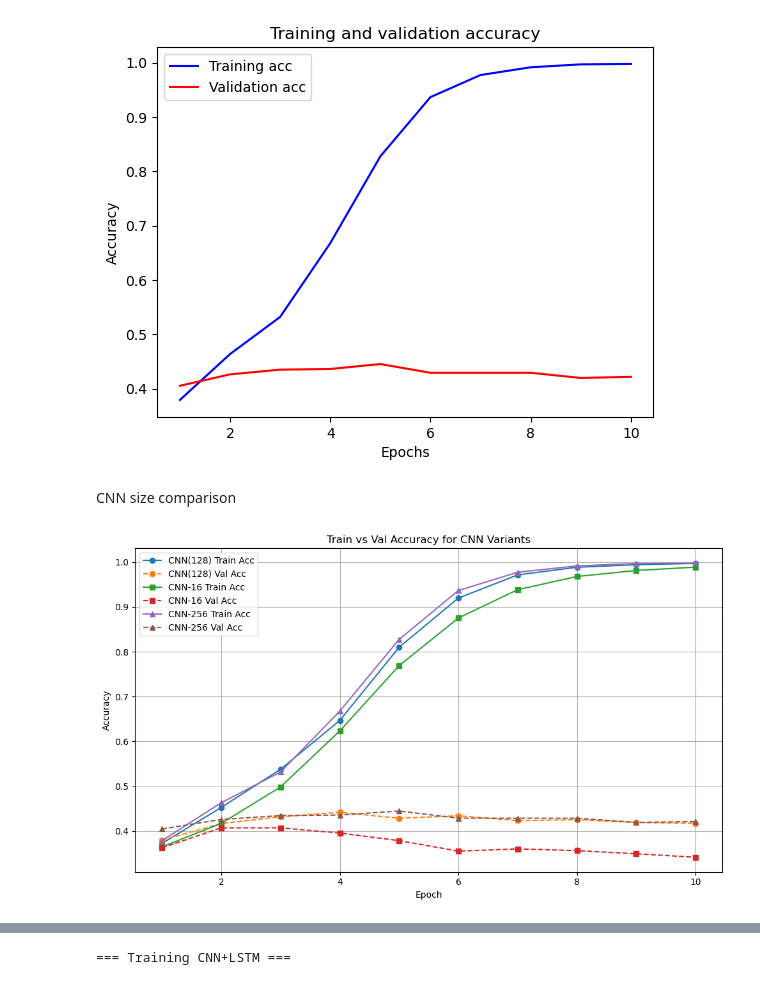
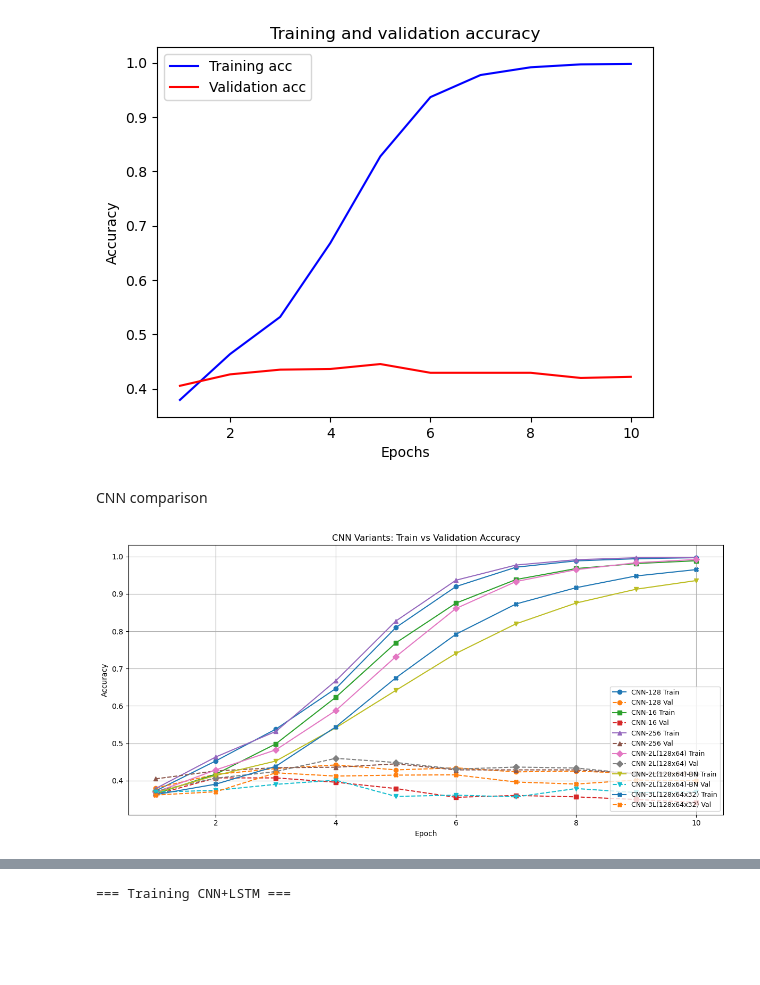
Before and after one commit to amamiya-yuuko-1225/deepml-project, a Jupyter notebook: project.ipynb, the cells around one changed output, grey strips where cells are left out. Drawn from its saved outputs; the diff is of its cells as text; code cells hidden in the pictures; blank space fills up the shorter version.

```diff
--- a/project.ipynb
+++ b/project.ipynb
@@ -269,0 +452,6 @@ plot(train_acc, val_acc)
+# %%
+print(f"\n=== Training LSTM 2 layers 64 hidden batchnorm ===")
+model = LSTM2NormModel(processor.embeddings, hidden=64).to(device)
+optimizer = optim.Adam(model.parameters(), lr=1e-3)
+criterion = nn.CrossEntropyLoss()
+train_acc, val_acc = train_model(model, train_loader, val_loader, criterion, optimizer, device, epochs=10)
@@ -354,46 +775,58 @@ Epoch 9: Train Acc=0.9966, Val Acc=0.4196
 Epoch 10: Train Acc=0.9974, Val Acc=0.4216
 [figure]
 # %% [markdown]
-CNN size comparison
+CNN comparison
 # %%
 import matplotlib.pyplot as plt
 
 # 准备数据
 epochs = list(range(1, 11))
 
 cnn128_train = [0.3728, 0.4530, 0.5380, 0.6468, 0.8100, 0.9195, 0.9712, 0.9881, 0.9939, 0.9967]
 cnn128_val   = [0.3804, 0.4171, 0.4323, 0.4422, 0.4290, 0.4344, 0.4237, 0.4257, 0.4196, 0.4175]
 
 cnn16_train = [0.3651, 0.4175, 0.4986, 0.6235, 0.7689, 0.8751, 0.9382, 0.9676, 0.9810, 0.9884]
 cnn16_val   = [0.3630, 0.4076, 0.4076, 0.3960, 0.3791, 0.3556, 0.3606, 0.3568, 0.3498, 0.3420]
 
 cnn256_train = [0.3791, 0.4635, 0.5319, 0.6676, 0.8274, 0.9364, 0.9770, 0.9912, 0.9966, 0.9974]
 cnn256_val   = [0.4051, 0.4262, 0.4348, 0.4361, 0.4451, 0.4290, 0.4290, 0.4290, 0.4196, 0.4216]
 
+cnn_2l_train_acc_list = [0.3694, 0.4289, 0.4825, 0.5879, 0.7322, 0.8608, 0.9329, 0.9646, 0.9832, 0.9919]
+cnn_2l_val_acc_list = [0.3725, 0.4068, 0.4245, 0.4600, 0.4488, 0.4311, 0.4365, 0.4340, 0.4183, 0.4187]
+
+cnn_2l_bn_train_acc_list = [0.3679, 0.4141, 0.4527, 0.5418, 0.6418, 0.7406, 0.8198, 0.8754, 0.9124, 0.9354]
+cnn_2l_bn_val_acc_list = [0.3696, 0.3742, 0.3903, 0.4014, 0.3581, 0.3614, 0.3568, 0.3791, 0.3684, 0.3705]
+
+cnn_3l_train_acc_list = [0.3629, 0.3908, 0.4386, 0.5443, 0.6754, 0.7920, 0.8729, 0.9164, 0.9478, 0.9648]
+cnn_3l_val_acc_list = [0.3618, 0.3705, 0.4212, 0.4125, 0.4150, 0.4158, 0.3965, 0.3911, 0.4018, 0.3998]
+
+# Epochs
+epochs = list(range(1, 11))
+
+# 模型数据字典：模型名称 -> (训练准确率, 验证准确率, 标记样式)
+models = {
+    "CNN-128": (cnn128_train, cnn128_val, 'o'),
+    "CNN-16": (cnn16_train, cnn16_val, 's'),
+    "CNN-256": (cnn256_train, cnn256_val, '^'),
+    "CNN-2L(128x64)": (cnn_2l_train_acc_list, cnn_2l_val_acc_list, 'D'),
+    "CNN-2L(128x64)-BN": (cnn_2l_bn_train_acc_list, cnn_2l_bn_val_acc_list, 'v'),
+    "CNN-3L(128x64x32)": (cnn_3l_train_acc_list, cnn_3l_val_acc_list, 'X'),
+}
+
 # 绘图
-plt.figure(figsize=(10, 6))
-
-# CNN(128)
-plt.plot(epochs, cnn128_train, marker='o', label='CNN(128) Train Acc', linestyle='-')
-plt.plot(epochs, cnn128_val, marker='o', label='CNN(128) Val Acc', linestyle='--')
-
-# CNN-16
-plt.plot(epochs, cnn16_train, marker='s', label='CNN-16 Train Acc', linestyle='-')
-plt.plot(epochs, cnn16_val, marker='s', label='CNN-16 Val Acc', linestyle='--')
-
-# CNN-256
-plt.plot(epochs, cnn256_train, marker='^', label='CNN-256 Train Acc', linestyle='-')
-plt.plot(epochs, cnn256_val, marker='^', label='CNN-256 Val Acc', linestyle='--')
+plt.figure(figsize=(12, 6))
+for name, (train_acc, val_acc, marker) in models.items():
+    plt.plot(epochs, train_acc, linestyle='-', marker=marker, label=f"{name} Train")
+    plt.plot(epochs, val_acc, linestyle='--', marker=marker, label=f"{name} Val")
 
 # 图形美化
-plt.xlabel('Epoch')
-plt.ylabel('Accuracy')
-plt.title('Train vs Val Accuracy for CNN Variants')
-plt.legend()
+plt.title("CNN Variants: Train vs Validation Accuracy")
+plt.xlabel("Epoch")
+plt.ylabel("Accuracy")
+plt.legend(loc="lower right", fontsize=9)
 plt.grid(True)
 plt.tight_layout()
-plt.show()
 # %% [output]
-[figure, old version]
+[figure, new version]
 # %% [markdown]
 CNN+LSTM
```
Also changed, not shown: parts of 26 cells of this notebook, 3 other files.
